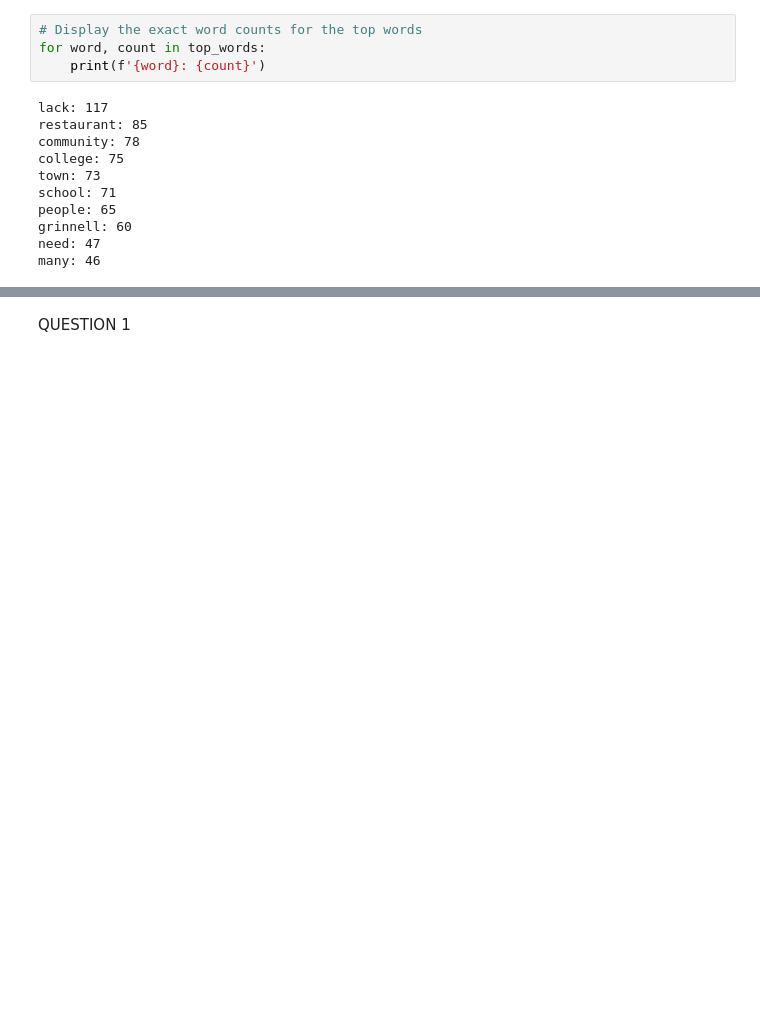
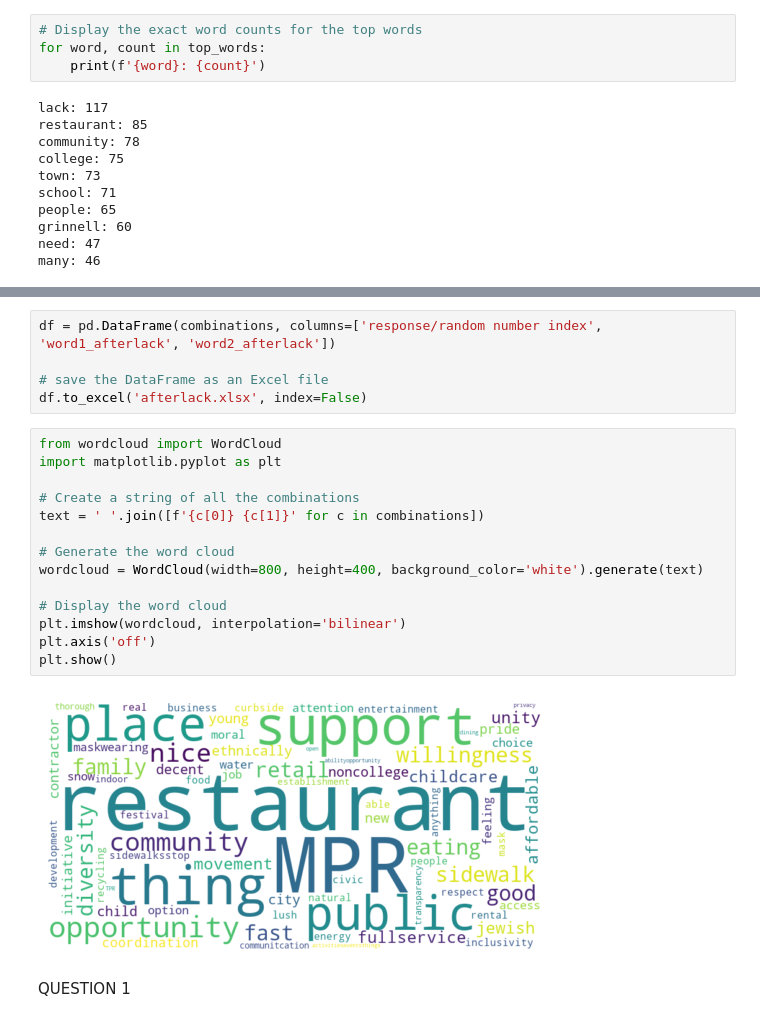
Before and after one commit to shreyasagrawal/Survey-Analysis-NLP, a Jupyter notebook: finalproj.ipynb, the cells around one changed output, grey strips where cells are left out. Saved outputs shown, nothing was run; the diff lists cells and outputs as text; blank space fills up the shorter version.

```diff
--- a/finalproj.ipynb
+++ b/finalproj.ipynb
@@ -379,3 +558,24 @@ many: 46
+# %%
+df = pd.DataFrame(combinations, columns=['response/random number index', 'word1_afterlack', 'word2_afterlack'])
+
+# save the DataFrame as an Excel file
+df.to_excel('afterlack.xlsx', index=False)
+# %%
+from wordcloud import WordCloud
+import matplotlib.pyplot as plt
+
+# Create a string of all the combinations
+text = ' '.join([f'{c[0]} {c[1]}' for c in combinations])
+
+# Generate the word cloud
+wordcloud = WordCloud(width=800, height=400, background_color='white').generate(text)
+
+# Display the word cloud
+plt.imshow(wordcloud, interpolation='bilinear')
+plt.axis('off')
+plt.show()
+# %% [output]
+[figure, added]
 # %% [markdown]
 QUESTION 1
 # %% [markdown]
```
Also changed, not shown: parts of 23 cells of this notebook, 3 other files.
